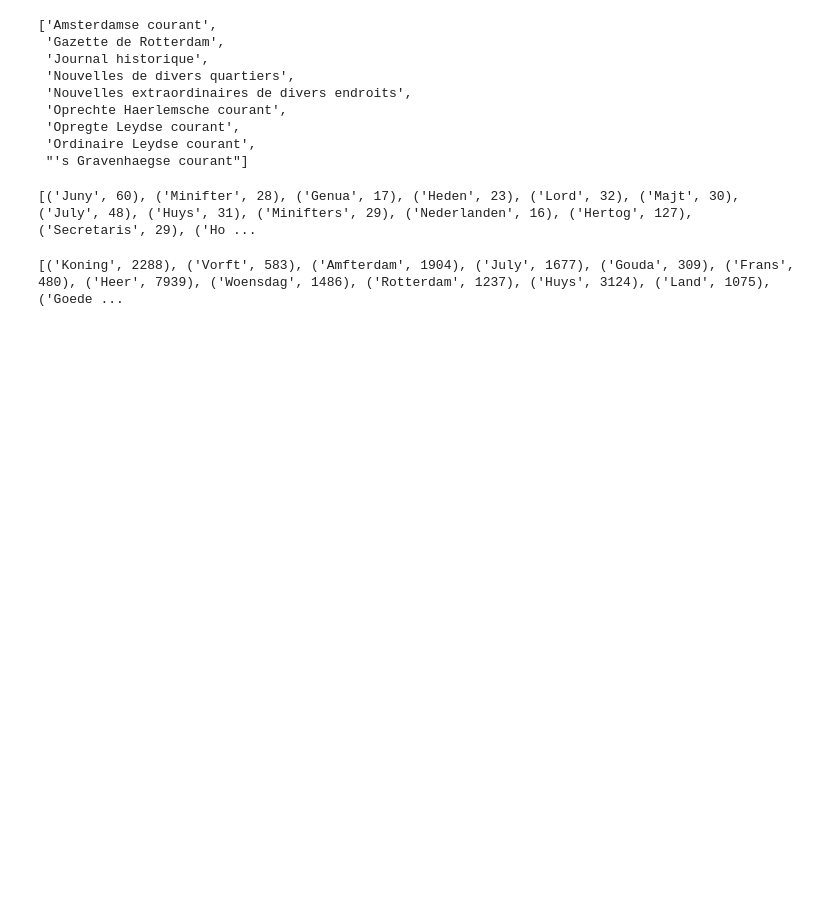
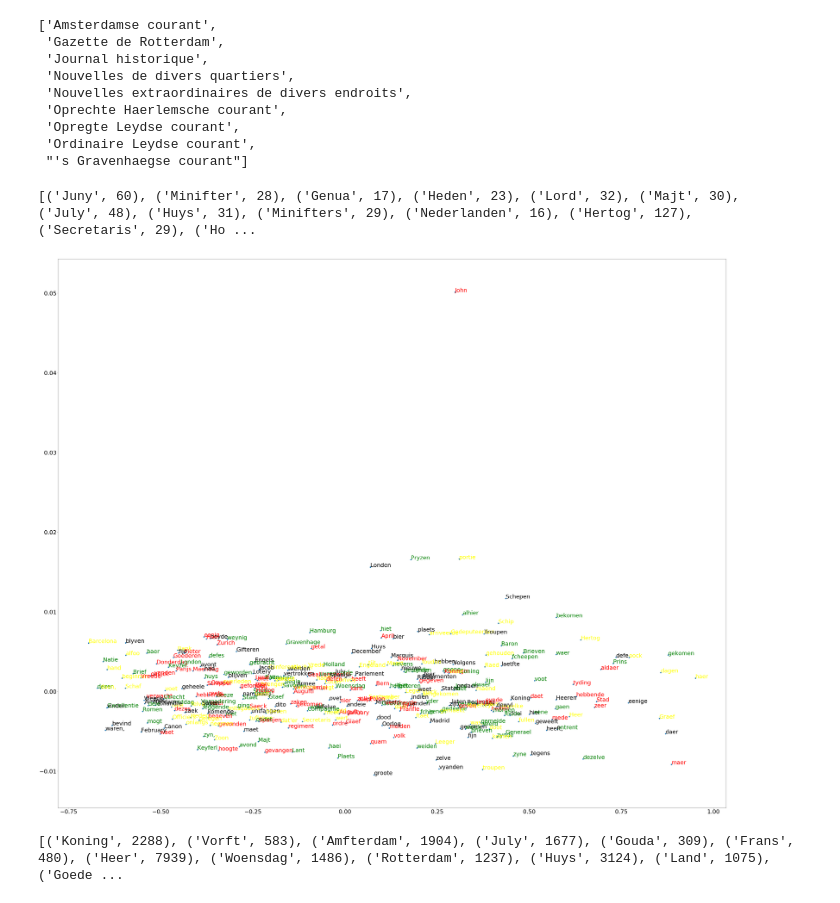
Before and after one commit to WillemJan/DHBenelux2018, a Jupyter notebook: DhBenelux-Copy1.ipynb, the cells around one changed output. Cells and saved outputs as stored; diff of their text form; code cells hidden in the pictures; blank space fills up the shorter version.

```diff
--- a/DhBenelux-Copy1.ipynb
+++ b/DhBenelux-Copy1.ipynb
@@ -531,3 +542,28 @@ neg = set([w for w in word_list if word_list[w] > 11 and w[0].isupper() and len(
+# %%
+model = word2vec.Word2Vec(sentences, size=100, window=5, min_count=20, workers=4)
+# %%
+import matplotlib.pyplot as plt
+
+# fit a 2d PCA model to the vectors
+X = model[model.wv.vocab]
+pca = PCA(n_components=2)
+result = pca.fit_transform(X)
+
+# create a scatter plot of the projection
+plt.figure(figsize=(64, 54))
+plt.rcParams.update({'font.size': 30})
+plt.scatter(result[:, 0], result[:, 1])
+
+words = list(model.wv.vocab)
+
+import random
+
+for i, word in enumerate(words):
+    c = random.choice(['red', 'green', 'yellow', 'black'])
+    plt.annotate(word, xy=(result[i, 0], result[i, 1]), color=c)
+plt.show()
+# %% [output]
+[figure, added]
 # %%
 ## Let's get some positivity :)
 
```
Also changed, not shown: parts of 8 cells of this notebook.
